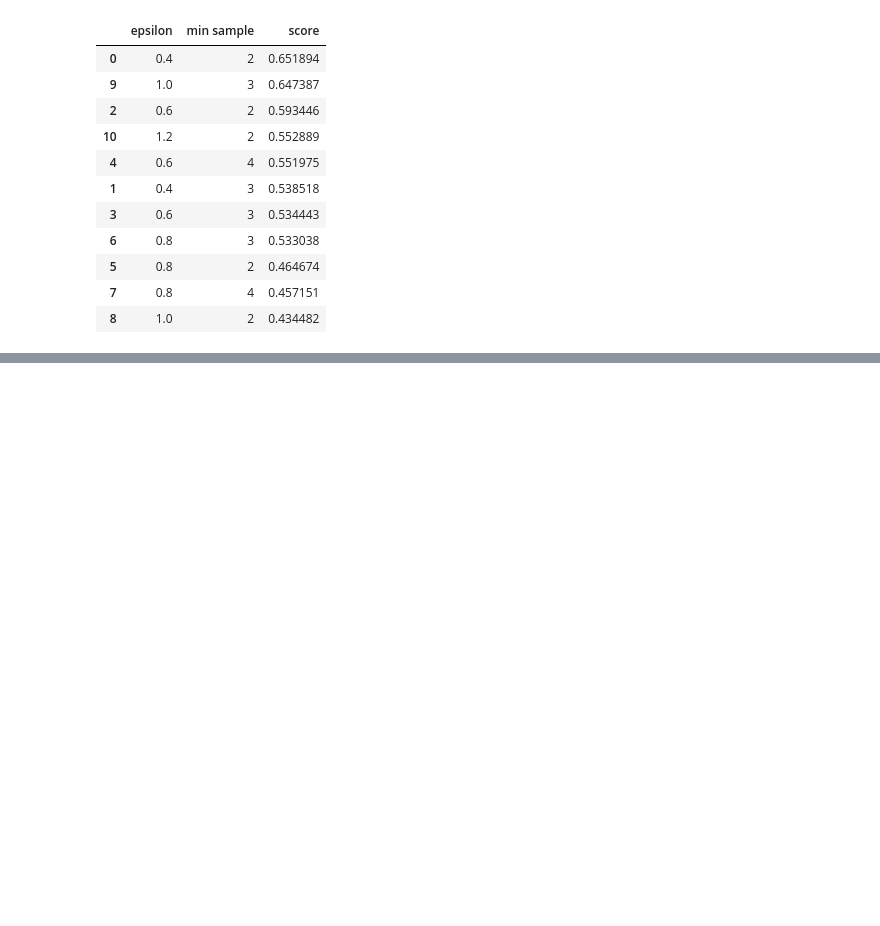
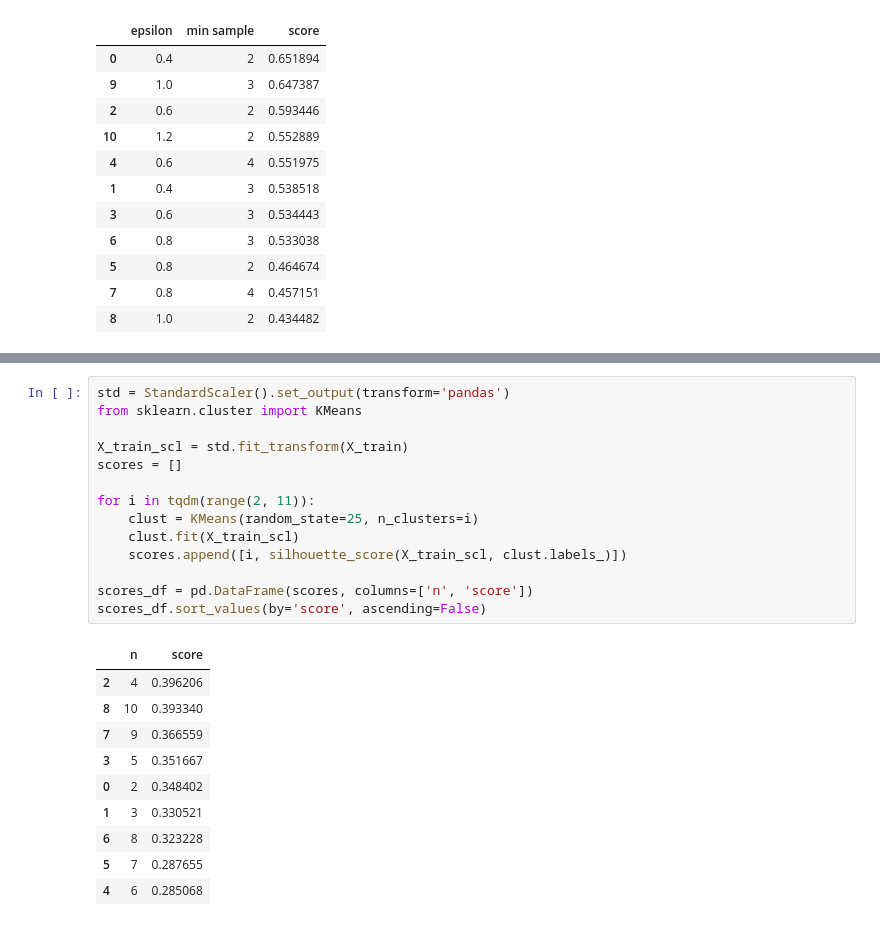
Before and after one commit to DAI-ai-code/Machine-Learning, a Jupyter notebook: day9/4_dbscan.ipynb, the cells around one changed output, grey strips where cells are left out. Drawn from its saved outputs; the diff is of its cells as text; blank space fills up the shorter version.

```diff
--- a/day9/4_dbscan.ipynb
+++ b/day9/4_dbscan.ipynb
@@ -147,0 +163,25 @@ scores.sort_values('score', ascending=False)
+# %%
+std = StandardScaler().set_output(transform='pandas')
+from sklearn.cluster import KMeans
+
+X_train_scl = std.fit_transform(X_train)
+scores = []
+
+for i in tqdm(range(2, 11)):
+    clust = KMeans(random_state=25, n_clusters=i)
+    clust.fit(X_train_scl)
+    scores.append([i, silhouette_score(X_train_scl, clust.labels_)])
+
+scores_df = pd.DataFrame(scores, columns=['n', 'score'])
+scores_df.sort_values(by='score', ascending=False)
+# %% [output]
+|  | n | score |
+| 2 | 4 | 0.396206 |
+| 8 | 10 | 0.393340 |
+| 7 | 9 | 0.366559 |
+| 3 | 5 | 0.351667 |
+| 0 | 2 | 0.348402 |
+| 1 | 3 | 0.330521 |
+| 6 | 8 | 0.323228 |
+| 5 | 7 | 0.287655 |
+| 4 | 6 | 0.285068 |
```
Also changed, not shown: parts of 4 cells of this notebook.
